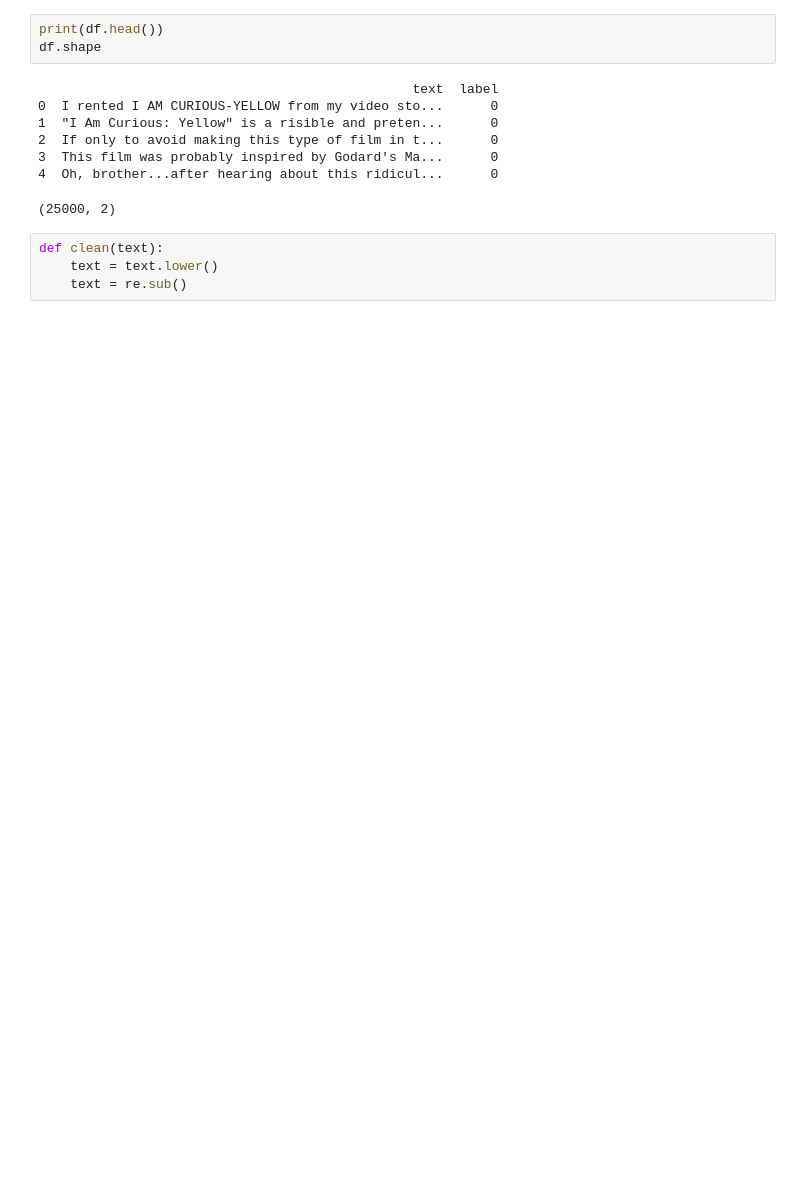
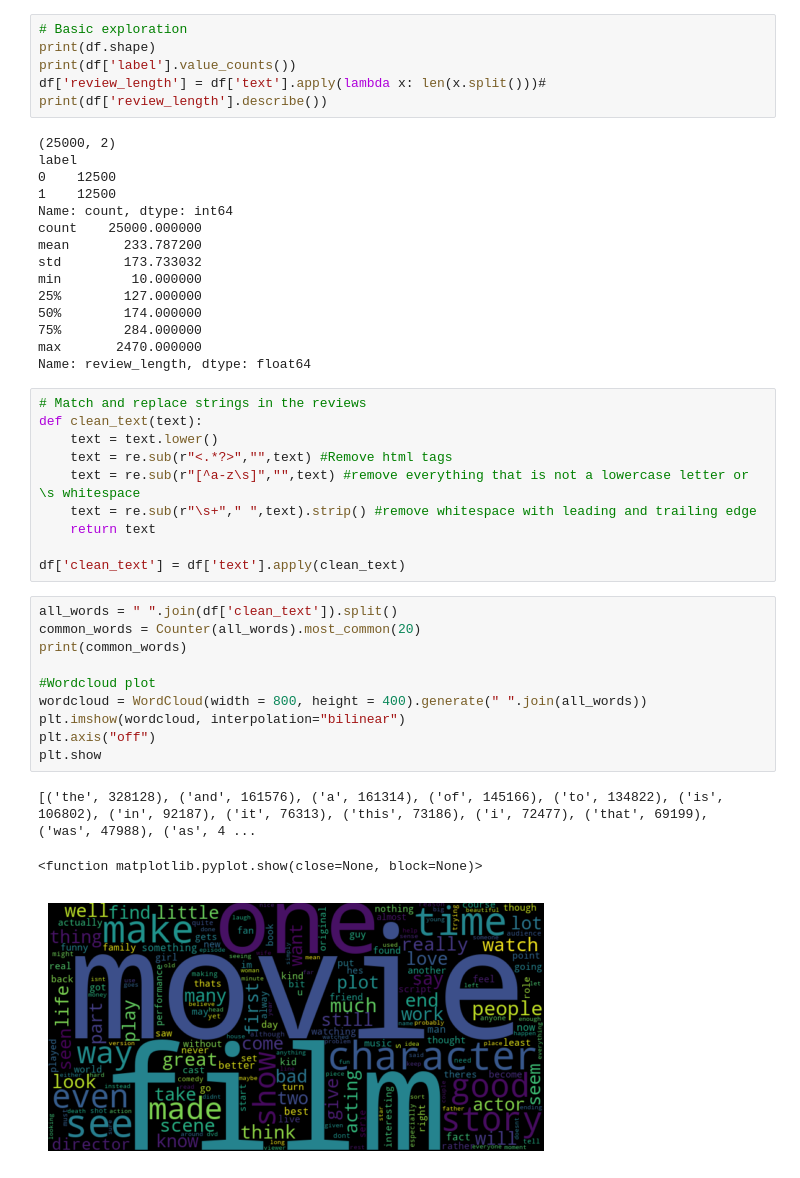
Before and after one commit to AdiGosw/Data_analysis, a Jupyter notebook: Imdb_reviews/imdb.ipynb, the cells around one changed output. Cells and saved outputs as stored; diff of their text form; blank space fills up the shorter version.

```diff
--- a/Imdb_reviews/imdb.ipynb
+++ b/Imdb_reviews/imdb.ipynb
@@ -10,15 +22,45 @@ df = pd.DataFrame(dataset['train'])
 # %%
-print(df.head())
-df.shape
+# Basic exploration
+print(df.shape)
+print(df['label'].value_counts())
+df['review_length'] = df['text'].apply(lambda x: len(x.split()))#
+print(df['review_length'].describe())
 # %% [output]
-                                                text  label
-0  I rented I AM CURIOUS-YELLOW from my video sto...      0
-1  "I Am Curious: Yellow" is a risible and preten...      0
-2  If only to avoid making this type of film in t...      0
-3  This film was probably inspired by Godard's Ma...      0
-4  Oh, brother...after hearing about this ridicul...      0
+(25000, 2)
+label
+0    12500
+1    12500
+Name: count, dtype: int64
+count    25000.000000
+mean       233.787200
+std        173.733032
+min         10.000000
+25%        127.000000
+50%        174.000000
+75%        284.000000
+max       2470.000000
+Name: review_length, dtype: float64
-(25000, 2)
 # %%
-def clean(text):
+# Match and replace strings in the reviews
+def clean_text(text):
     text = text.lower()
-    text = re.sub()
+    text = re.sub(r"<.*?>","",text) #Remove html tags
+    text = re.sub(r"[^a-z\s]","",text) #remove everything that is not a lowercase letter or \s whitespace
+    text = re.sub(r"\s+"," ",text).strip() #remove whitespace with leading and trailing edge
+    return text
+
+df['clean_text'] = df['text'].apply(clean_text)
+# %%
+all_words = " ".join(df['clean_text']).split()
+common_words = Counter(all_words).most_common(20)
+print(common_words)
+
+#Wordcloud plot
+wordcloud = WordCloud(width = 800, height = 400).generate(" ".join(all_words))
+plt.imshow(wordcloud, interpolation="bilinear")
+plt.axis("off")
+plt.show
+# %% [output]
+[('the', 328128), ('and', 161576), ('a', 161314), ('of', 145166), ('to', 134822), ('is', 106802), ('in', 92187), ('it', 76313), ('this', 73186), ('i', 72477), ('that', 69199), ('was', 47988), ('as', 4 ...
+<function matplotlib.pyplot.show(close=None, block=None)>
+[figure, added]
```
Also changed, not shown: parts of 4 cells of this notebook.
